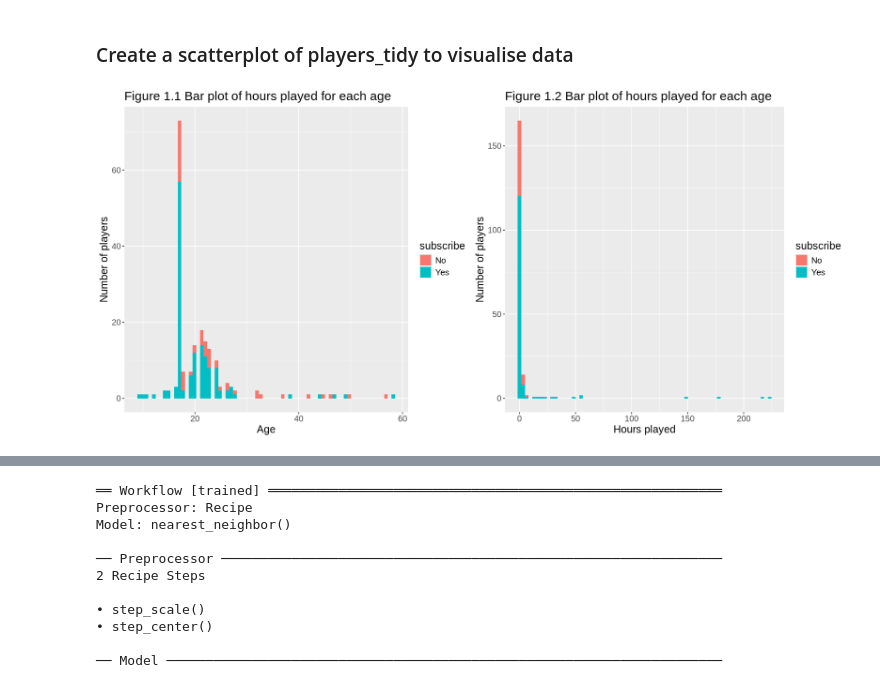
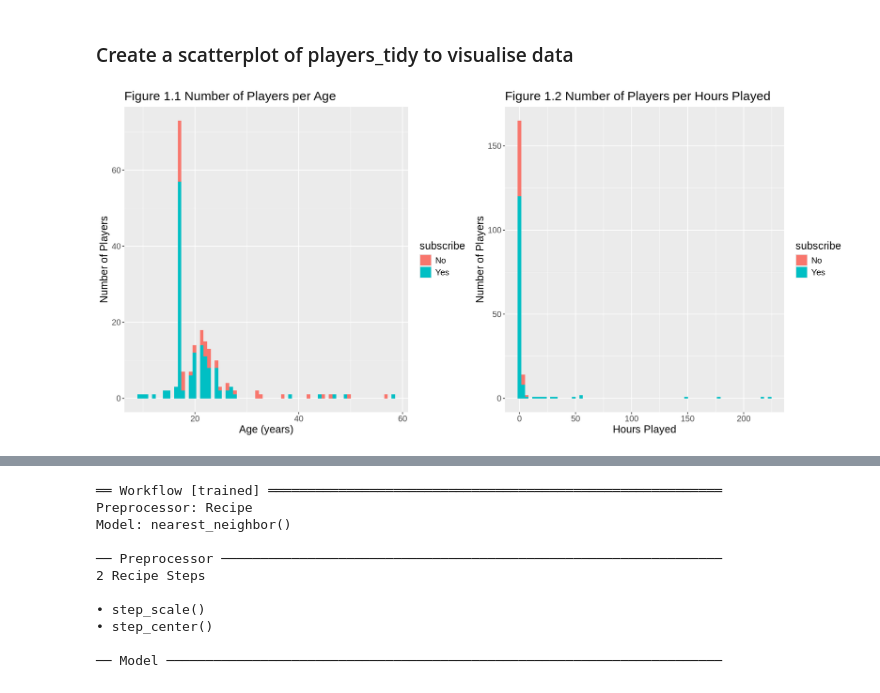
Before and after one commit to jvpmyn3/dsci_group_project, a Jupyter notebook: project.ipynb, the cells around one changed output, grey strips where cells are left out. Drawn from its saved outputs; the diff is of its cells as text; code cells hidden in the pictures.

```diff
--- a/project.ipynb
+++ b/project.ipynb
@@ -162,22 +144,22 @@ Table 3. Summary of tidy players dataset
 # %%
 options(repr.plot.width = 15, repr.plot.height = 7)
 subscribe_bar_1 <- players_tidy |>
 ggplot(aes(x = Age, fill = subscribe)) +
 geom_histogram(bins=70) +
-labs(x="Age",
-y = "Number of players",
-title="Figure 1.1 Bar plot of hours played for each age") +
+labs(x="Age (years)",
+y = "Number of Players",
+title="Figure 1.1 Number of Players per Age") +
 theme(text = element_text(size=15))
 
 subscribe_bar_2 <- players_tidy |>
 ggplot(aes(x = played_hours, fill = subscribe)) +
 geom_histogram(bins=70) +
-labs(x="Hours played",
-y = "Number of players",
-title="Figure 1.2 Bar plot of hours played for each age") +
+labs(x="Hours Played",
+y = "Number of Players",
+title="Figure 1.2 Number of Players per Hours Played") +
 theme(text = element_text(size=15))
 
 plot_grid(subscribe_bar_1, subscribe_bar_2, ncol = 2)
 # %% [output]
-[figure, old version]
+[figure, new version]
 # %% [markdown]
```
Also changed, not shown: parts of 8 cells of this notebook.
